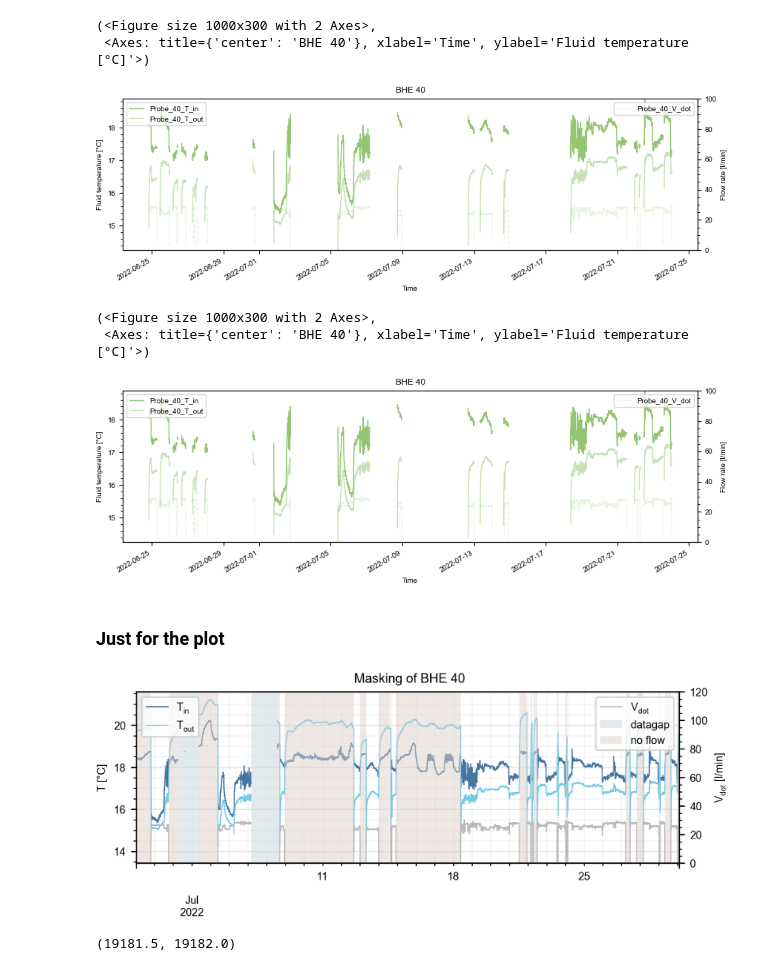
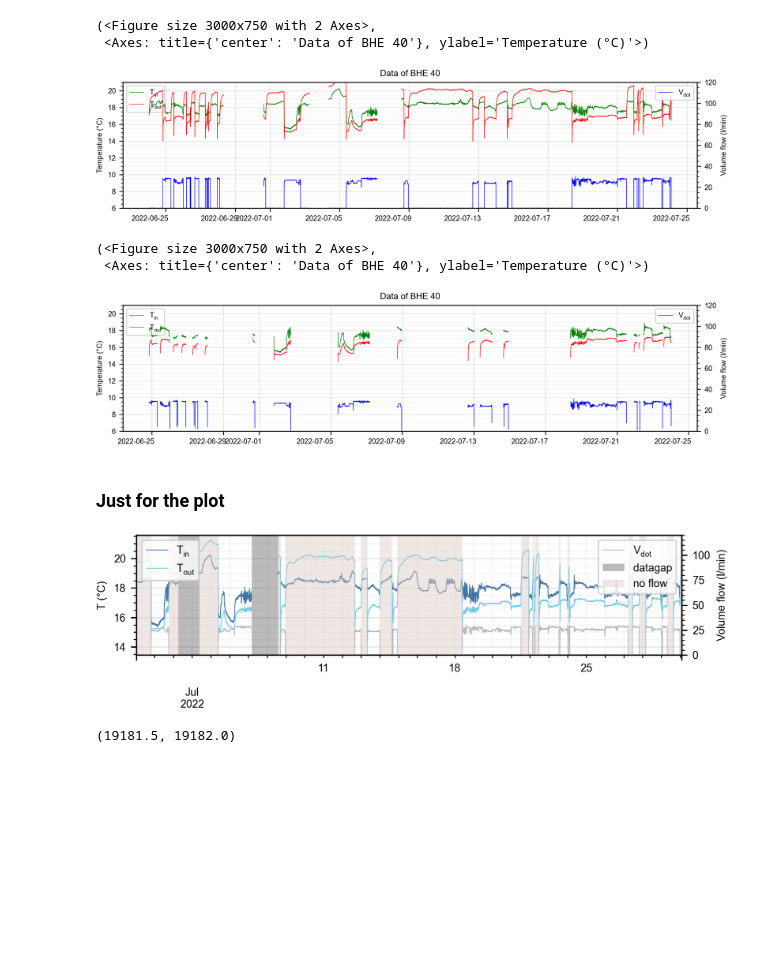
Before and after one commit to elimh/ERC_BHEfield_Data_Code, a Jupyter notebook: 2_Masking.ipynb, the cells around one changed output. Cells and saved outputs as stored; diff of their text form; code cells hidden in the pictures; blank space fills up the shorter version.

Commit message:
small changes on plotting params and plots

```diff
--- a/2_Masking.ipynb
+++ b/2_Masking.ipynb
@@ -31,23 +31,23 @@ start_date = '2022-06-24 01:00:00' #gut um nans zu zeigen
 end_date = '2022-07-24 02:05:00'
 probe = '40'
 #data = load.load_raw_data(start_date, end_date, BHEs = probe, masked=False)
-data = load.load_data(start_date, end_date, masked=True, data_type='raw')
+data = load.load_data(start_date, end_date, masked=False, data_type='raw')
 #data.index = pd.to_datetime(data.index)
 # %%
 plot.plot_one_BHE(data, probe)
 # %% [output]
-(<Figure size 1000x300 with 2 Axes>,
- <Axes: title={'center': 'BHE 40'}, xlabel='Time', ylabel='Fluid temperature [°C]'>)
+(<Figure size 3000x750 with 2 Axes>,
+ <Axes: title={'center': 'Data of BHE 40'}, ylabel='Temperature (°C)'>)
-[figure, old version]
+[figure, new version]
 # %%
 mask = load.create_BHE_data_mask(data, probe)
 data.loc[mask, [f'Probe_{probe}_T_in', f'Probe_{probe}_T_out', f'Probe_{probe}_V_dot']] = np.nan
 # %%
 plot.plot_one_BHE(data, probe)
 # %% [output]
-(<Figure size 1000x300 with 2 Axes>,
- <Axes: title={'center': 'BHE 40'}, xlabel='Time', ylabel='Fluid temperature [°C]'>)
+(<Figure size 3000x750 with 2 Axes>,
+ <Axes: title={'center': 'Data of BHE 40'}, ylabel='Temperature (°C)'>)
-[figure, old version]
+[figure, new version]
 # %% [markdown]
 ### Just for the plot
 # %%
@@ -55,7 +55,7 @@ plot.plot_one_BHE(data, probe)
 start_date = '2022-07-01 01:00:00' #gut um nans zu zeigen
 end_date = '2022-07-30 02:05:00'
 probe = '40'
-data = load.load_raw_data(start_date, end_date, BHEs = probe)
+data = load.load_data(start_date, end_date, BHEs = probe, data_type='raw', masked=False)
 # %%
 # Number of steps to mask after encountering a NaN or zero
 time_to_mask = 747
@@ -105,50 +98,49 @@ fig_width = 6.3
+# %%
+from helpers import load, plot, analyse
+fig_width = 6.33
+plot.ERC_Management().set_plot_params()
 # %%
 colors= ['#4474A2', '#70CAE6']
-linewidth=.7
+linewidth=.5
 
 all_color_dict = plot.ERC_Management().create_colordict(probe_strings=False)
 titlestr = ''
-fig, ax = plt.subplots(1,1,figsize=(fig_width, 2), dpi=300)
+fig, ax = plt.subplots(1,1,figsize=(fig_width, 1.4), dpi=300)
 ax2 = ax.twinx()
 
 data.plot(ax=ax, y = f'Probe_{probe}_T_in', linewidth=linewidth, color=colors[0], label='$\mathregular{T_{in}}$')
 data.plot(ax=ax, y = f'Probe_{probe}_T_out', linewidth=linewidth, color=colors[1], label='$\mathregular{T_{out}}$')
 data.plot(ax=ax2, y= f'Probe_{probe}_V_dot', linewidth=linewidth, color='#BABABA', label='$\mathregular{V_{dot}}$')
 
 vdot_ymax = 120
 
-
-ax2.fill_between(data.index, mask_nan_volflow*vdot_ymax, alpha=.5, label='datagap', color='#c9d7dd', zorder=-10, linewidth=0)
-#ax2.fill_between(data.index, 0,mask*vdot_ymax, alpha=.5, color='orange', linewidth=0)
+ax2.fill_between(data.index, mask_nan_volflow*vdot_ymax, alpha=.4, label='datagap', color='#555555', zorder=-10, linewidth=0)
 ax2.fill_between(data.index, mask_volflow*vdot_ymax, label='no flow', color='#ddcfc9', alpha=.5, zorder=-10, linewidth=0)
-
-#ax.set_xlim('2022-06-25 00:00:00', '2022-06-30 00:00:00')
-#plt.savefig('../Grafiken/O_data_preparation_mask.pdf', bbox_inches='tight')
 
 ax2.legend(loc='upper right')
 ax.legend(loc='upper left')
 
 # Re-arrange legends to last axis
 all_axes = fig.get_axes()
 for axis in all_axes:
     legend = axis.get_legend()
     if legend is not None:
         legend.remove()
         all_axes[-1].add_artist(legend)
 
 ax.set_xlim(start_date, end_date)
-ax.set_title(f' Masking of BHE {probe}')
+#ax.set_title(f' Masking of BHE {probe}')
 
 ax2.set_ylim(0,120)
-ax2.set_ylabel('$\mathregular{V_{dot}}$ [l/min]')
+ax2.set_ylabel('Volume flow (l/min)')
 
 ax.grid(alpha=.3, which='major')
 ax.grid(alpha=.1, which='minor')
-ax.set_ylabel('T [°C]')
+ax.set_ylabel('T (°C)')
 ax.set_xlabel('')
 plt.savefig(f'Masking_BHE_{probe}.pdf', bbox_inches='tight')
 # %% [output]
-[figure, old version]
+[figure, new version]
 # %%
 fig, ax = plt.subplots(1,1,figsize=(fig_width/2, 2), dpi=300)
 ax2 = ax.twinx()
```
Also changed, not shown: parts of 2 cells of this notebook, 10 other files.
